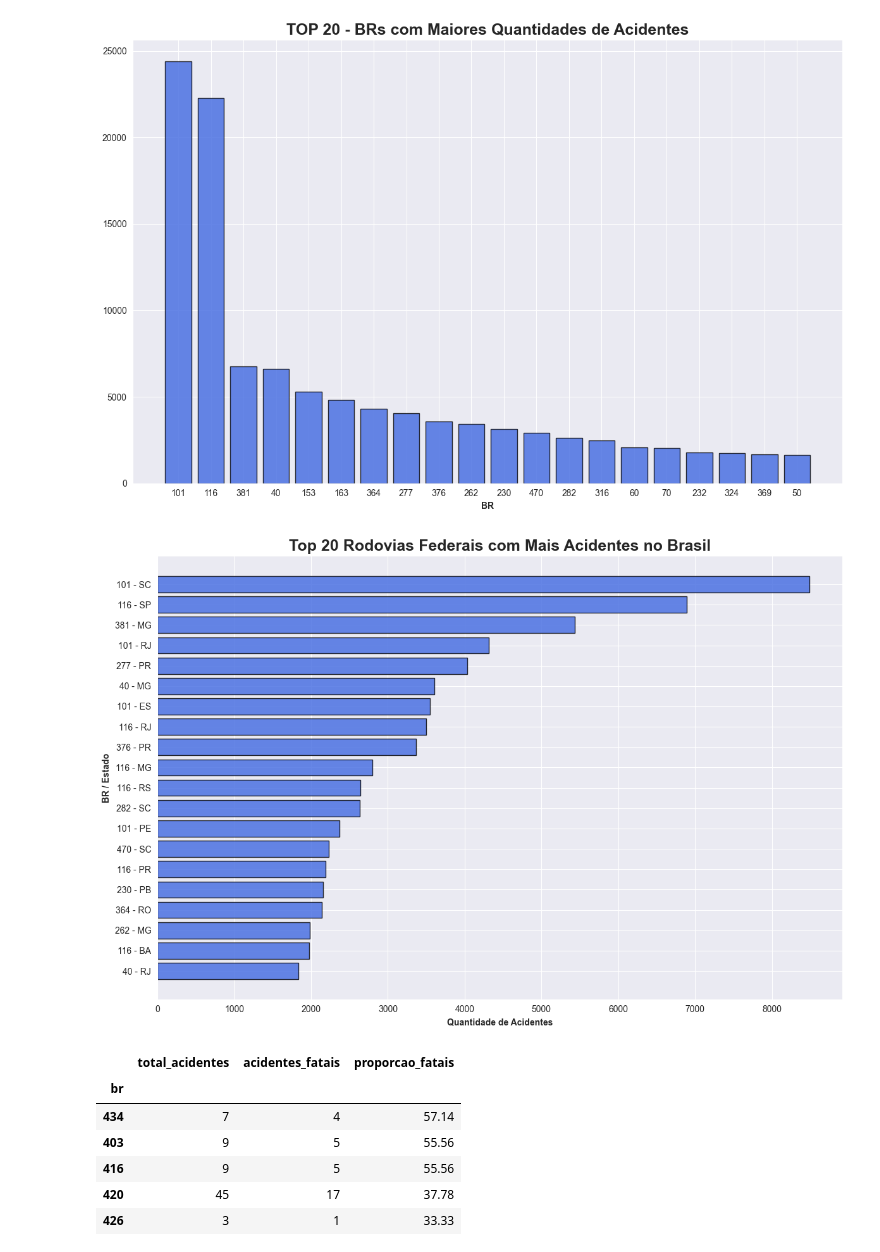
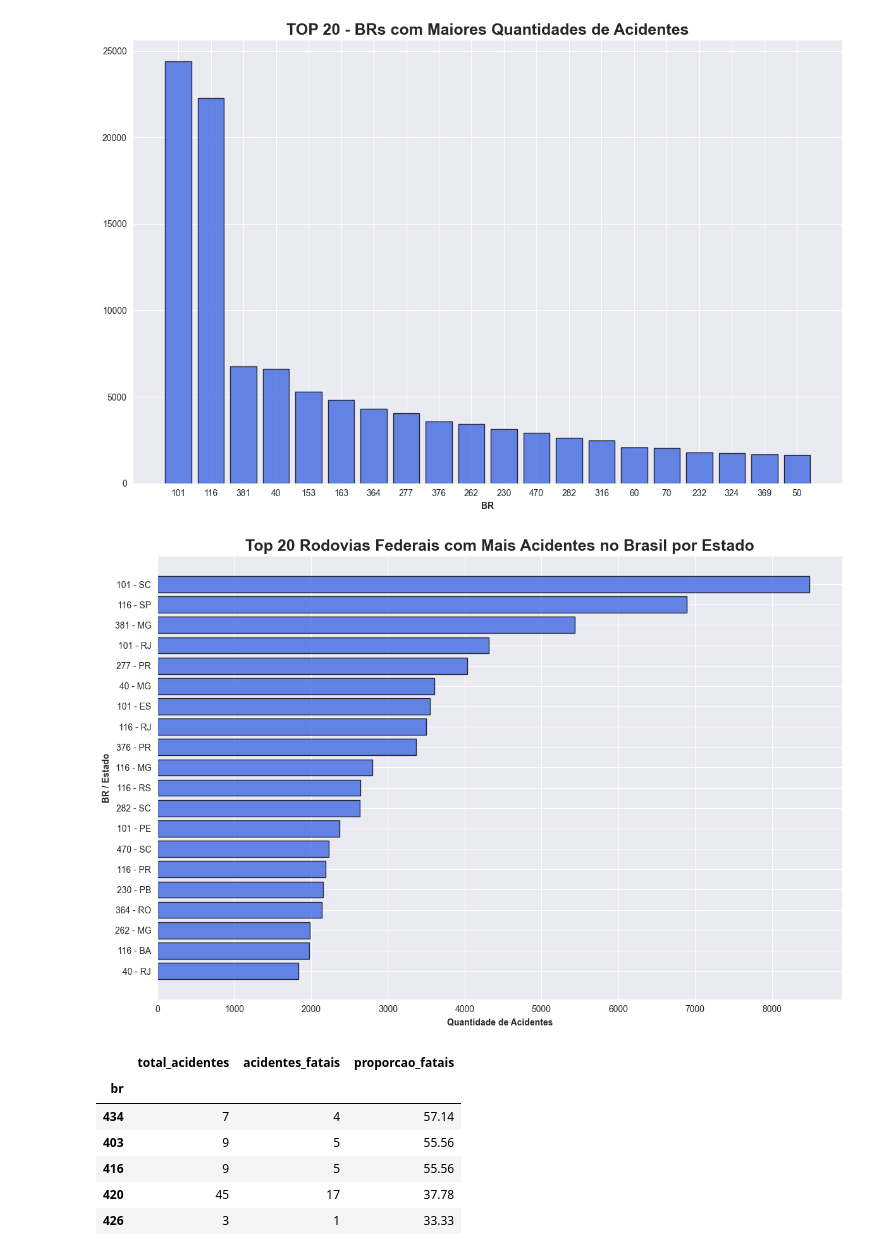
Before and after one commit to Felipeglnd/Projeto_PRF, a Jupyter notebook: Projeto_PRF_23_24/notebooks/EDA_PRF.ipynb, the cells around one changed output. Saved outputs shown, nothing was run; the diff lists cells and outputs as text; code cells hidden in the pictures.

```diff
--- a/Projeto_PRF_23_24/notebooks/EDA_PRF.ipynb
+++ b/Projeto_PRF_23_24/notebooks/EDA_PRF.ipynb
@@ -1104,0 +1095,23 @@ df_prf.head(5)
+# %%
+# Criando coluna de acidentes graves ou fatais
+df_prf['grave_ou_fatal'] = (
+    (df_prf['mortos'] > 0) | (df_prf['feridos_graves'] > 0)
+).astype(int)
+
+# Agrupando por tipo de pista
+df_gravidade_pista = (
+    df_prf
+    .groupby('tipo_pista')
+    .agg(
+        total_acidentes=('id', 'count'),
+        graves_fatais=('grave_ou_fatal', 'sum')
+    )
+    .reset_index()
+)
+
+# Calculando a proporção de graves_fatais
+df_gravidade_pista['proporcao_graves_fatais'] = (
+    round(df_gravidade_pista['graves_fatais'] / df_gravidade_pista['total_acidentes'] * 100, 2)
+)
+
+df_gravidade_pista
@@ -1146,25 +1177,25 @@ plt.show()
 # %%
 
 plt.figure(figsize=(12, 8))
 sns.set_style('darkgrid')
 
 plt.barh(
     qtd_acidentes_br_uf['br'].astype(str) + ' - ' + qtd_acidentes_br_uf['uf'],
     qtd_acidentes_br_uf['quantidade'],
     color='royalblue',
     edgecolor='black',
     alpha=0.8
 )
 
 plt.gca().invert_yaxis() # Coloca a br com maior quantidade no topo
 plt.xlabel('Quantidade de Acidentes', fontweight='bold')
 plt.ylabel('BR / Estado', fontweight='bold')
-plt.title('Top 20 Rodovias Federais com Mais Acidentes no Brasil', fontsize=18, fontweight='bold')
+plt.title('Top 20 Rodovias Federais com Mais Acidentes no Brasil por Estado', fontsize=18, fontweight='bold')
 
 plt.tight_layout()
 plt.show()
 # %% [output]
-[figure, old version]
+[figure, new version]
 # %%
 # Crindo uma coluna booleana
 df_prf['acidente_fatal'] = (df_prf['classificacao_acidente'] == 'Com Vítimas Fatais').astype(int)
```
Also changed, not shown: parts of 25 cells of this notebook.
